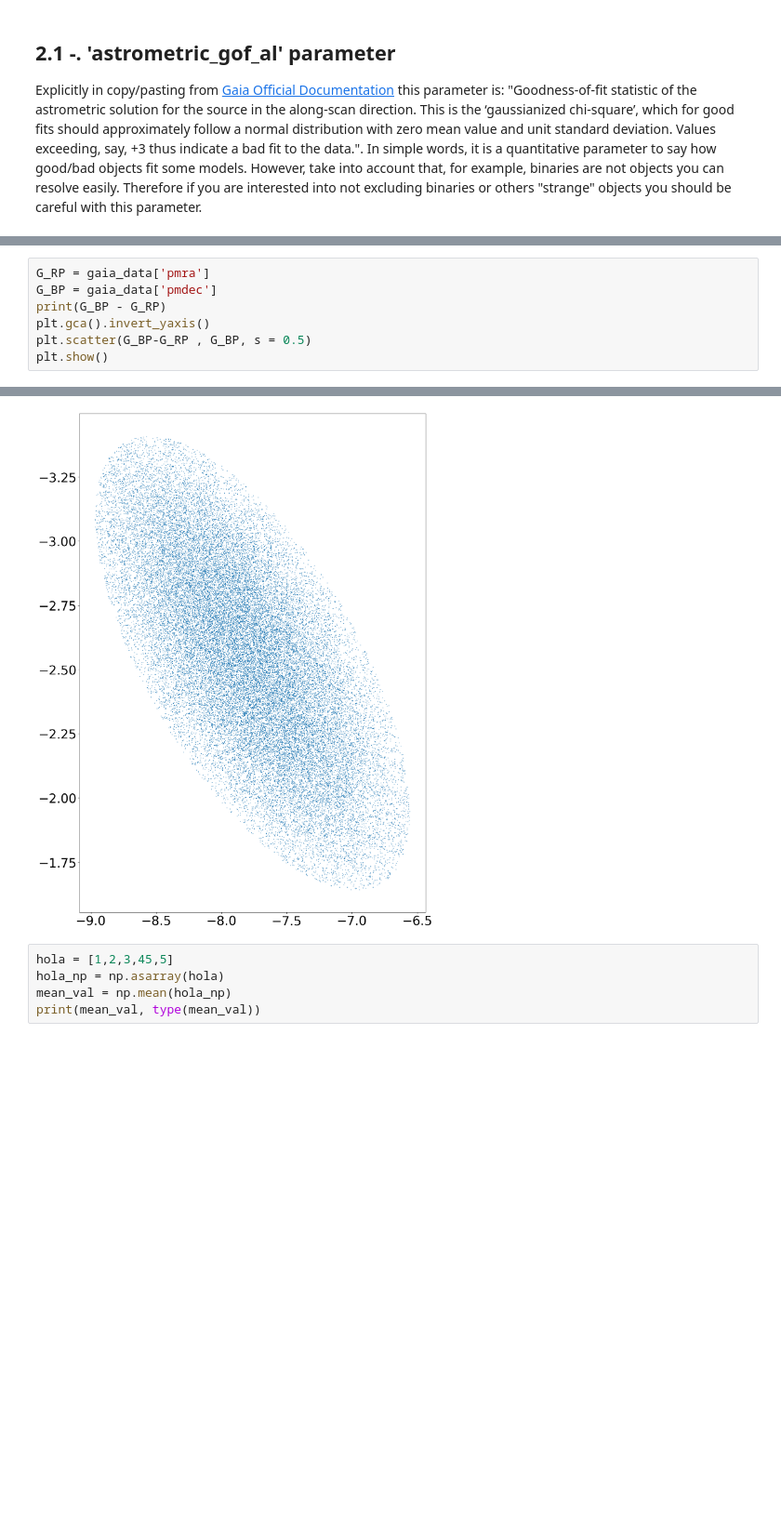
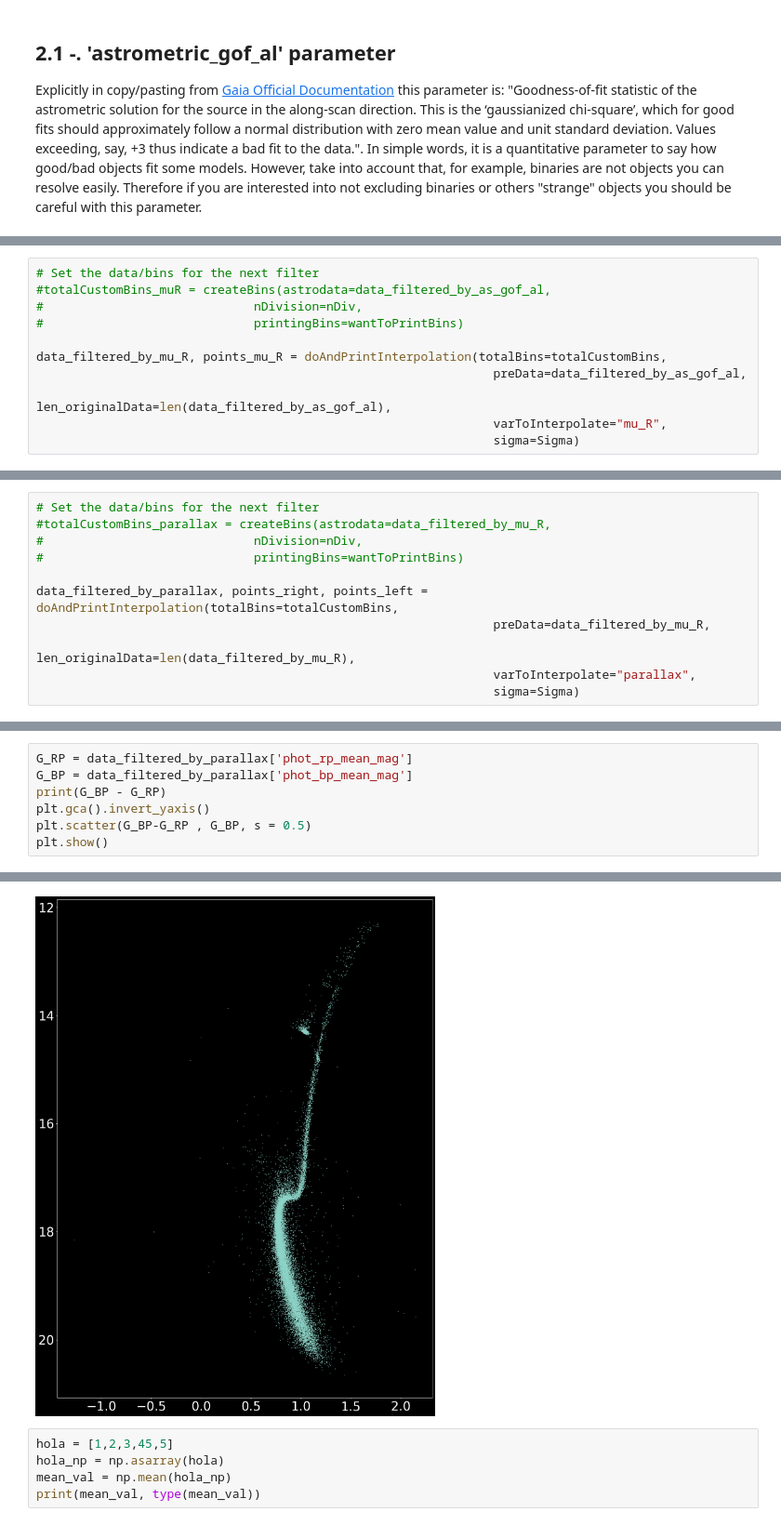
Before and after one commit to GunZF0x/astrogaia-jupyter, a Jupyter notebook: 3_Filter_data_Cordoni_algorithm/3_Filter_data_Cordoni_algorithm.ipynb, the cells around one changed output, grey strips where cells are left out. Shown at 93% size. Drawn from its saved outputs; the diff is of its cells as text; blank space fills up the shorter version.

Commit message:
Updating 'parallax' and adding function

```diff
--- a/3_Filter_data_Cordoni_algorithm/3_Filter_data_Cordoni_algorithm.ipynb
+++ b/3_Filter_data_Cordoni_algorithm/3_Filter_data_Cordoni_algorithm.ipynb
@@ -730,0 +861,11 @@ plotInterpolation(as_gof_al_filtered, gaia_data, points_as_gof_al,'astrometric_g
+# %%
+# Set the data/bins for the next filter
+#totalCustomBins_muR = createBins(astrodata=data_filtered_by_as_gof_al,
+#                             nDivision=nDiv,
+#                             printingBins=wantToPrintBins)
+
+data_filtered_by_mu_R, points_mu_R = doAndPrintInterpolation(totalBins=totalCustomBins,
+                                                               preData=data_filtered_by_as_gof_al,
+                                                               len_originalData=len(data_filtered_by_as_gof_al),
+                                                               varToInterpolate="mu_R",
+                                                               sigma=Sigma)
@@ -730,0 +885,11 @@ plotInterpolation(as_gof_al_filtered, gaia_data, points_as_gof_al,'astrometric_g
+# %%
+# Set the data/bins for the next filter
+#totalCustomBins_parallax = createBins(astrodata=data_filtered_by_mu_R,
+#                             nDivision=nDiv,
+#                             printingBins=wantToPrintBins)
+
+data_filtered_by_parallax, points_right, points_left = doAndPrintInterpolation(totalBins=totalCustomBins,
+                                                               preData=data_filtered_by_mu_R,
+                                                               len_originalData=len(data_filtered_by_mu_R),
+                                                               varToInterpolate="parallax",
+                                                               sigma=Sigma)
@@ -731,6 +909,6 @@ plotInterpolation(as_gof_al_filtered, gaia_data, points_as_gof_al,'astrometric_g
 # %%
-G_RP = gaia_data['pmra']
-G_BP = gaia_data['pmdec']
+G_RP = data_filtered_by_parallax['phot_rp_mean_mag']
+G_BP = data_filtered_by_parallax['phot_bp_mean_mag']
 print(G_BP - G_RP)
 plt.gca().invert_yaxis()
 plt.scatter(G_BP-G_RP , G_BP, s = 0.5)
@@ -756,4 +934,4 @@ Length = 38566 rows
-[figure, old version]
+[figure, new version]
 # %%
 hola = [1,2,3,45,5]
 hola_np = np.asarray(hola)
```
Also changed, not shown: parts of 11 cells of this notebook.
